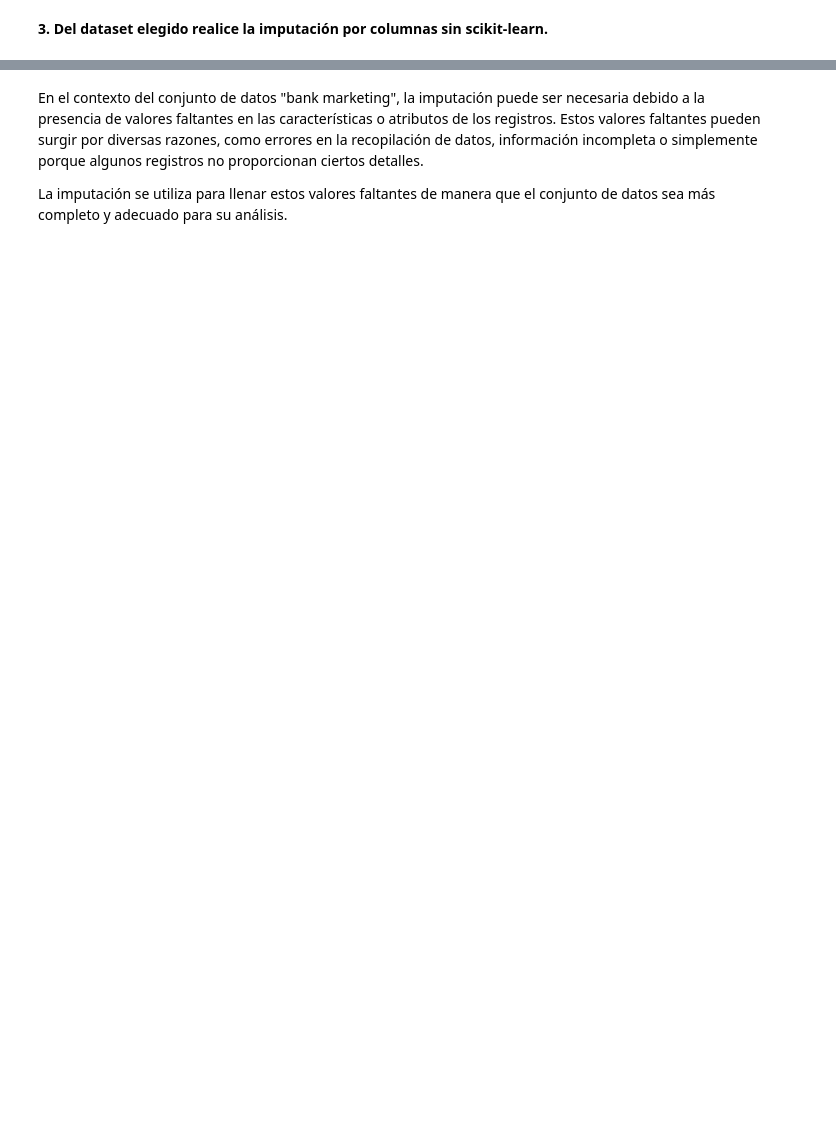
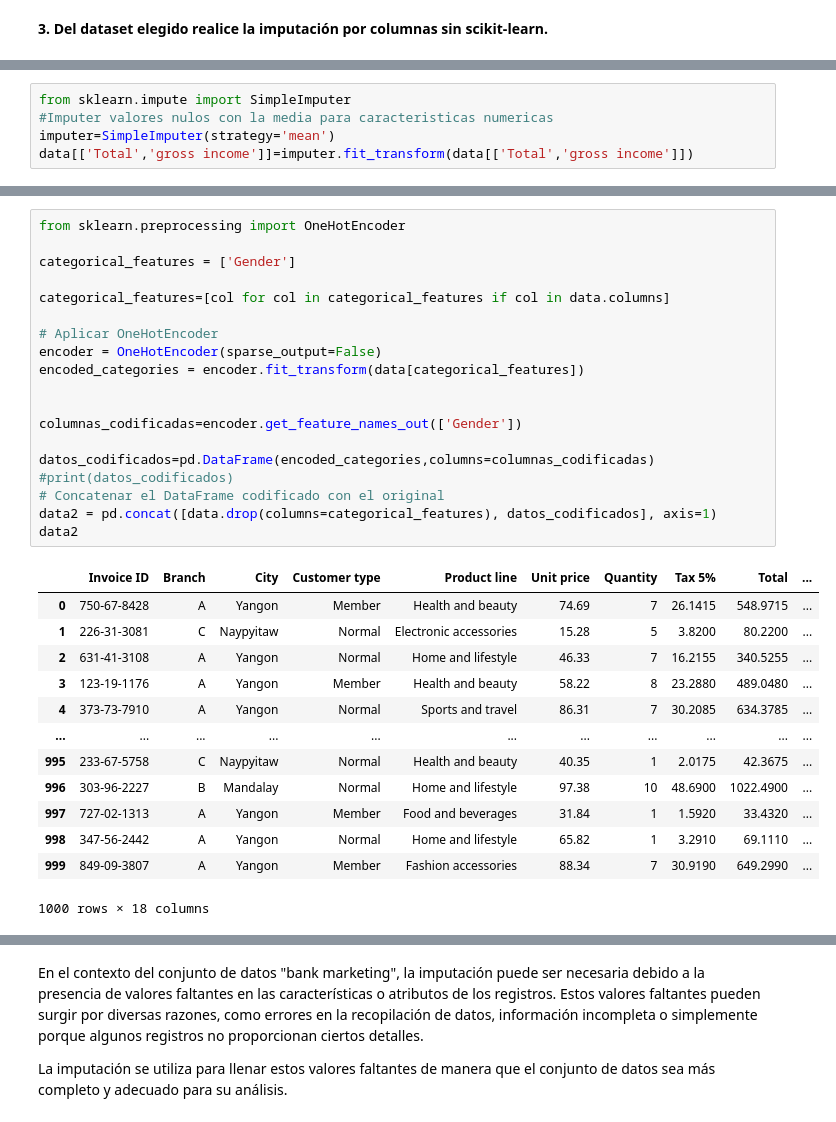
Before and after one commit to onilinkman/354-E1, a Jupyter notebook: pregunta 3/PREGUNTA3.ipynb, the cells around one changed output, grey strips where cells are left out. Drawn from its saved outputs; the diff is of its cells as text; blank space fills up the shorter version.

```diff
--- a/pregunta 3/PREGUNTA3.ipynb
+++ b/pregunta 3/PREGUNTA3.ipynb
@@ -39,0 +40,5 @@ imp.head(10)
+# %%
+from sklearn.impute import SimpleImputer
+#Imputer valores nulos con la media para caracteristicas numericas
+imputer=SimpleImputer(strategy='mean')
+data[['Total','gross income']]=imputer.fit_transform(data[['Total','gross income']])
@@ -39,0 +58,33 @@ imp.head(10)
+# %%
+from sklearn.preprocessing import OneHotEncoder
+
+categorical_features = ['Gender']
+
+categorical_features=[col for col in categorical_features if col in data.columns]
+
+# Aplicar OneHotEncoder
+encoder = OneHotEncoder(sparse_output=False)
+encoded_categories = encoder.fit_transform(data[categorical_features])
+
+
+columnas_codificadas=encoder.get_feature_names_out(['Gender'])
+
+datos_codificados=pd.DataFrame(encoded_categories,columns=columnas_codificadas)
+#print(datos_codificados)
+# Concatenar el DataFrame codificado con el original
+data2 = pd.concat([data.drop(columns=categorical_features), datos_codificados], axis=1)
+data2
+# %% [output]
+|  | Invoice ID | Branch | City | Customer type | Product line | Unit price | Quantity | Tax 5% | Total | ... |
+| 0 | 750-67-8428 | A | Yangon | Member | Health and beauty | 74.69 | 7 | 26.1415 | 548.9715 | ... |
+| 1 | 226-31-3081 | C | Naypyitaw | Normal | Electronic accessories | 15.28 | 5 | 3.8200 | 80.2200 | ... |
+| 2 | 631-41-3108 | A | Yangon | Normal | Home and lifestyle | 46.33 | 7 | 16.2155 | 340.5255 | ... |
+| 3 | 123-19-1176 | A | Yangon | Member | Health and beauty | 58.22 | 8 | 23.2880 | 489.0480 | ... |
+| 4 | 373-73-7910 | A | Yangon | Normal | Sports and travel | 86.31 | 7 | 30.2085 | 634.3785 | ... |
+| ... | ... | ... | ... | ... | ... | ... | ... | ... | ... | ... |
+| 995 | 233-67-5758 | C | Naypyitaw | Normal | Health and beauty | 40.35 | 1 | 2.0175 | 42.3675 | ... |
+| 996 | 303-96-2227 | B | Mandalay | Normal | Home and lifestyle | 97.38 | 10 | 48.6900 | 1022.4900 | ... |
+| 997 | 727-02-1313 | A | Yangon | Member | Food and beverages | 31.84 | 1 | 1.5920 | 33.4320 | ... |
+| 998 | 347-56-2442 | A | Yangon | Normal | Home and lifestyle | 65.82 | 1 | 3.2910 | 69.1110 | ... |
+| 999 | 849-09-3807 | A | Yangon | Member | Fashion accessories | 88.34 | 7 | 30.9190 | 649.2990 | ... |
+1000 rows × 18 columns
```
Also changed, not shown: parts of 10 cells of this notebook, 8 other files.
